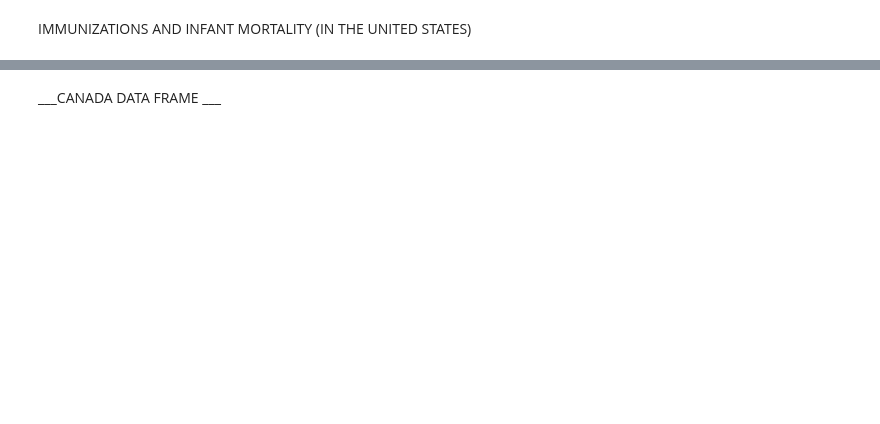
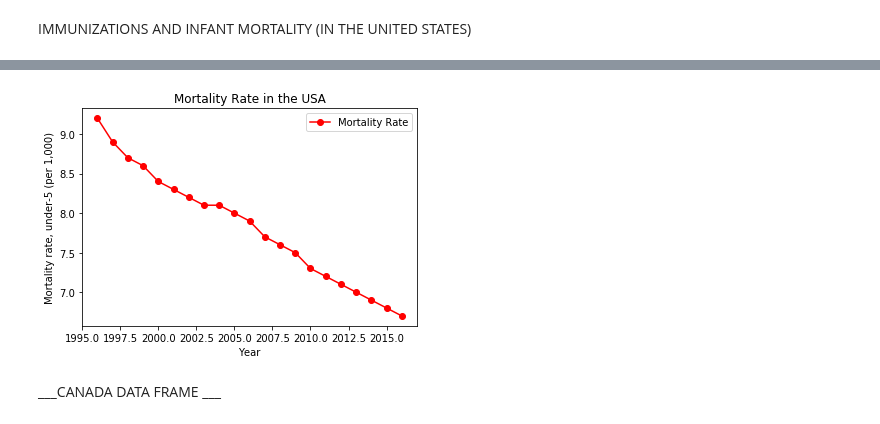
Before and after one commit to travisreyes/DSS_Spring2019, a Jupyter notebook: World Health and Nutrition Project.ipynb, the cells around one changed output, grey strips where cells are left out. Drawn from its saved outputs; the diff is of its cells as text; code cells hidden in the pictures; blank space fills up the shorter version.

```diff
--- a/World Health and Nutrition Project.ipynb
+++ b/World Health and Nutrition Project.ipynb
@@ -150,3 +144,12 @@ IIM_usa
+# %%
+plt.plot(IIM_usa['Year'], IIM_usa['Mortality rate, under-5 (per 1,000)'], color = 'red',  marker='o', label = 'Mortality Rate')
+plt.xlabel('Year')
+plt.ylabel('Mortality rate, under-5 (per 1,000)')
+plt.title('Mortality Rate in the USA')
+plt.legend(loc ='upper right')
+plt.show()
+# %% [output]
+[figure, added]
 # %% [markdown]
 ___CANADA DATA FRAME ___
 # %%
```
Also changed, not shown: parts of 58 cells of this notebook.
